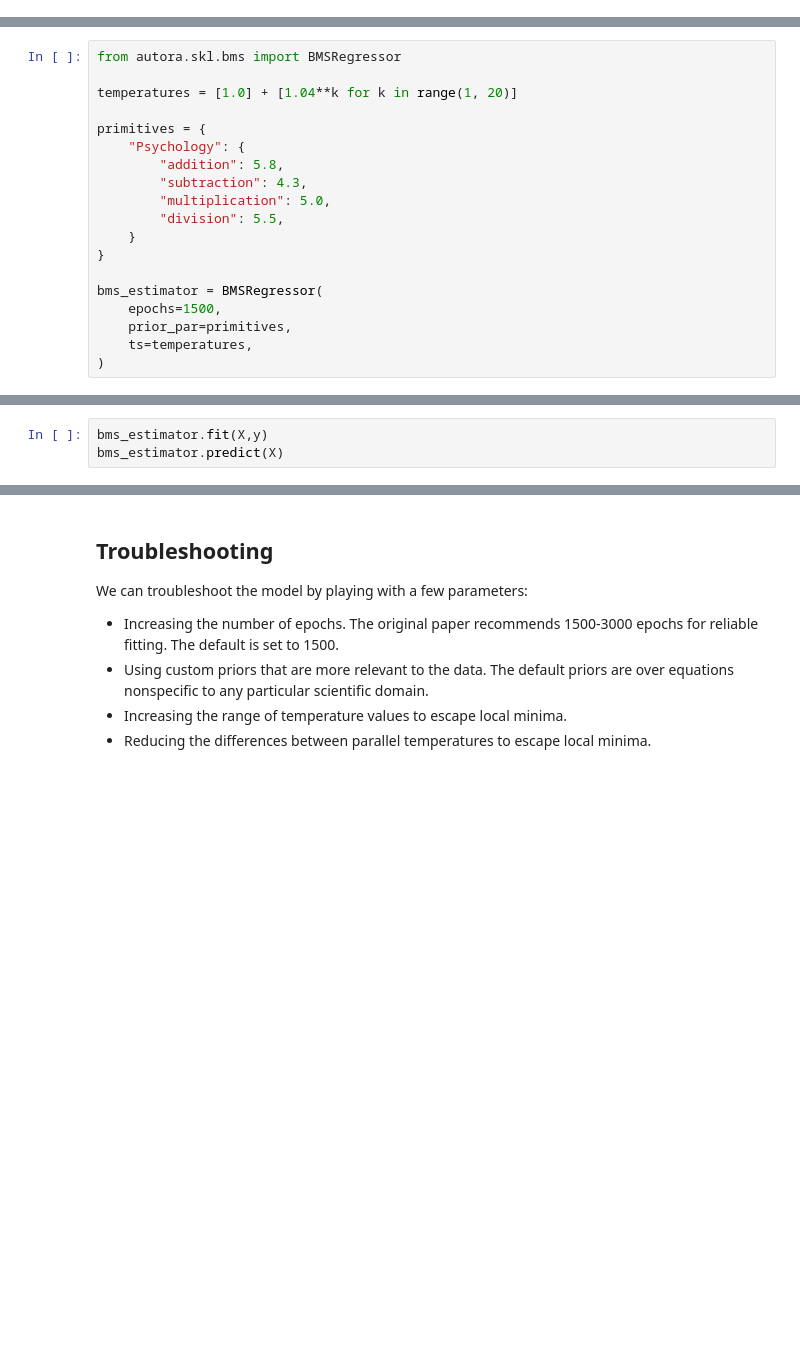
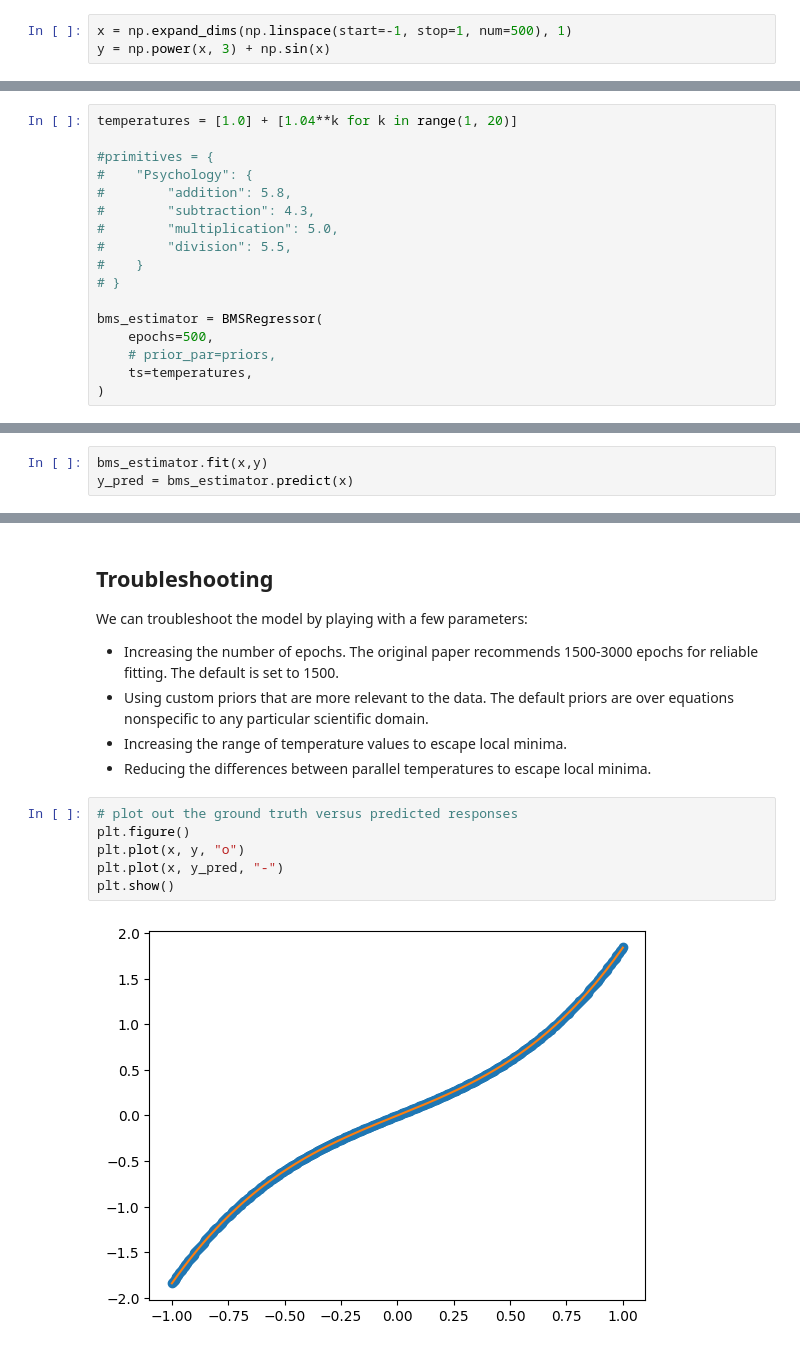
Before and after one commit to AutoResearch/autora-theorist-bms, a Jupyter notebook: docs/basic-usage.ipynb, the cells around one changed output, grey strips where cells are left out. Drawn from its saved outputs; the diff is of its cells as text; blank space fills up the shorter version.

```diff
--- a/docs/basic-usage.ipynb
+++ b/docs/basic-usage.ipynb
@@ -19,2 +21,5 @@ y = 2 * X[:,0] + np.exp(5 * X[:,1])
+# %%
+x = np.expand_dims(np.linspace(start=-1, stop=1, num=500), 1)
+y = np.power(x, 3) + np.sin(x)
 # %% [markdown]
 Now let us choose a prior over the primitives. In this case, we will use priors determined by Guimerà et al (2020).
@@ -32,27 +37,25 @@ We will use the BMS Regressor to predict the outcomes. There are a number of par
 
 Let's use the same priors over primitives that we specified on the previous page as well as an illustrative set of temperatures to set up the BMS regressor with default parameters.
 # %%
-from autora.skl.bms import BMSRegressor
-
 temperatures = [1.0] + [1.04**k for k in range(1, 20)]
 
-primitives = {
-    "Psychology": {
-        "addition": 5.8,
-        "subtraction": 4.3,
-        "multiplication": 5.0,
-        "division": 5.5,
-    }
-}
+#primitives = {
+#    "Psychology": {
+#        "addition": 5.8,
+#        "subtraction": 4.3,
+#        "multiplication": 5.0,
+#        "division": 5.5,
+#    }
+# }
 
 bms_estimator = BMSRegressor(
-    epochs=1500,
-    prior_par=primitives,
+    epochs=500,
+    # prior_par=priors,
     ts=temperatures,
 )
 # %% [markdown]
 Now we have everything to fit and verify the model.
 # %%
-bms_estimator.fit(X,y)
-bms_estimator.predict(X)
+bms_estimator.fit(x,y)
+y_pred = bms_estimator.predict(x)
 # %% [output]
@@ -67,3 +70,11 @@ We can troubleshoot the model by playing with a few parameters:
 - Using custom priors that are more relevant to the data. The default priors are over equations nonspecific to any particular scientific domain.
 - Increasing the range of temperature values to escape local minima.
 - Reducing the differences between parallel temperatures to escape local minima.
+# %%
+# plot out the ground truth versus predicted responses
+plt.figure()
+plt.plot(x, y, "o")
+plt.plot(x, y_pred, "-")
+plt.show()
+# %% [output]
+[figure, added]
```
Also changed, not shown: parts of 9 cells of this notebook.
